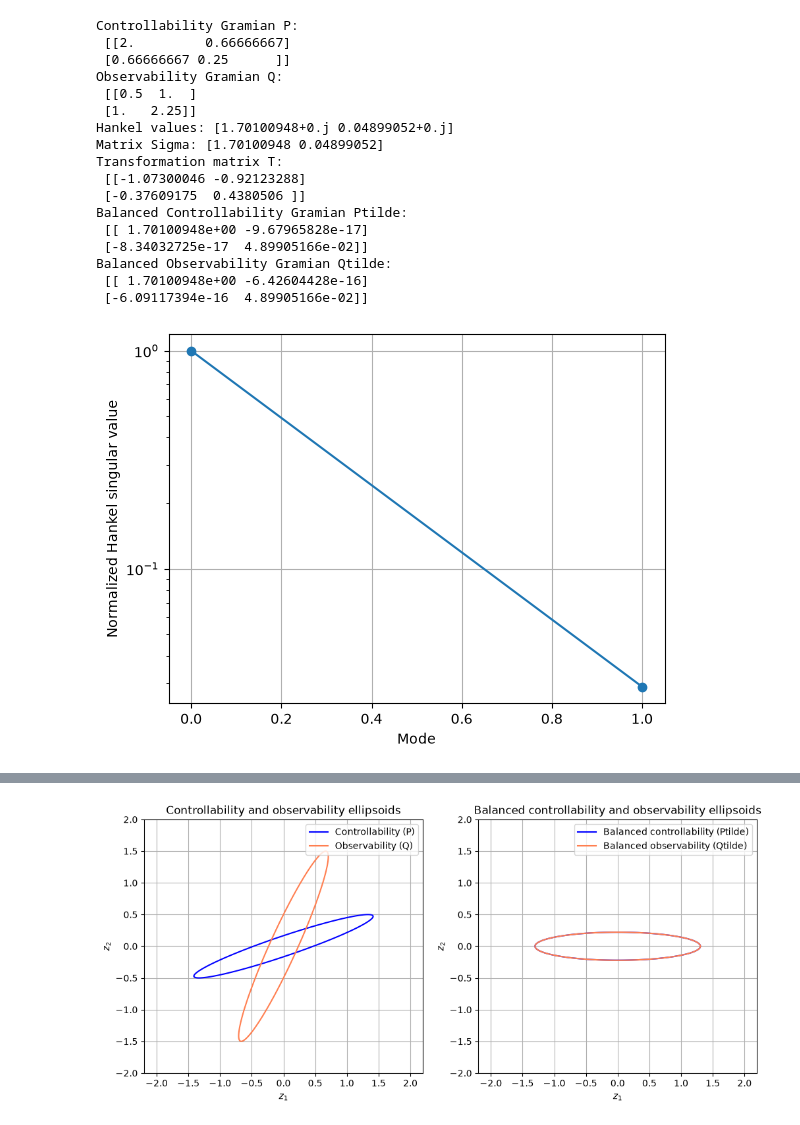
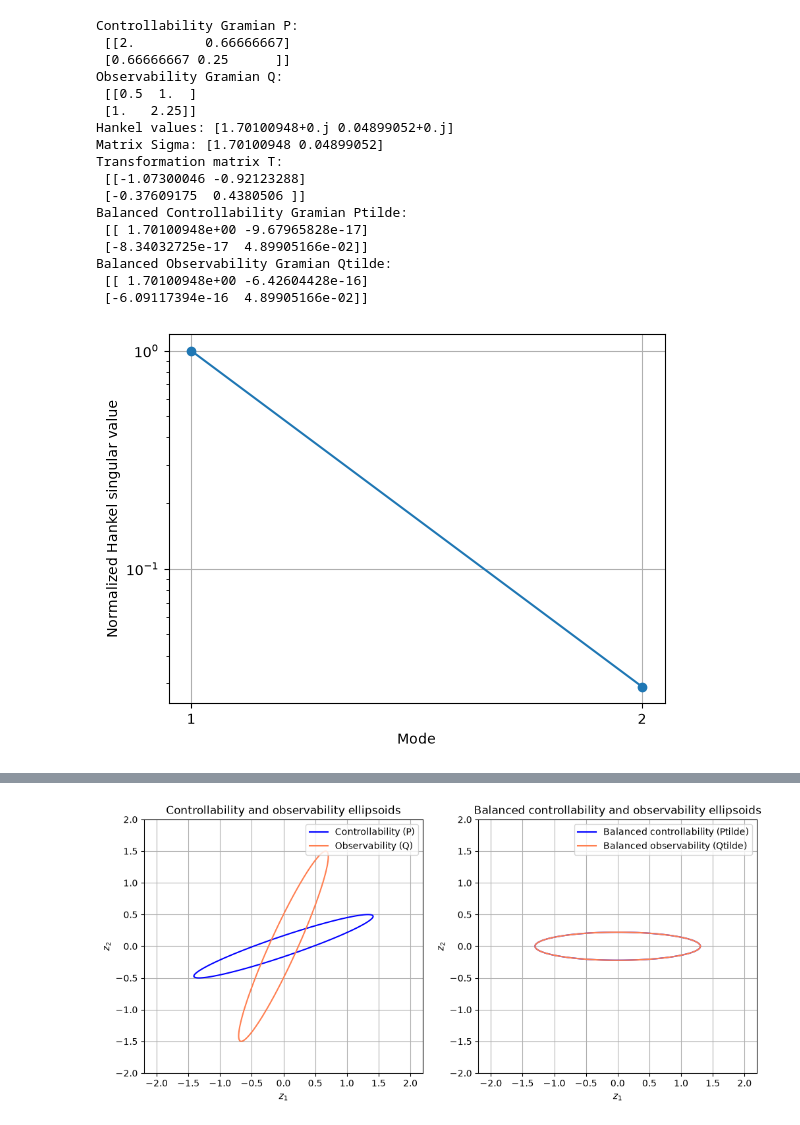
Before and after one commit to margotvdk/systemsandcontrol, a Jupyter notebook: Project.ipynb, the cells around one changed output, grey strips where cells are left out. Cells and saved outputs as stored; diff of their text form; code cells hidden in the pictures.

```diff
--- a/Project.ipynb
+++ b/Project.ipynb
@@ -43,35 +43,37 @@ print("Controllability Gramian P:\n", P)
 print("Observability Gramian Q:\n", Q)
 print("Hankel values:", Hankel_SVs)
 print("Matrix Sigma:", Sigma)
 print("Transformation matrix T:\n", T)
 print("Balanced Controllability Gramian Ptilde:\n", Ptilde)
 print("Balanced Observability Gramian Qtilde:\n", Qtilde)
 
 #normalized Hankel singular values plot
-plt.semilogy(Sigma/Sigma[0],'o-')
+modes = np.arange(1, len(Sigma) + 1)
+plt.semilogy(modes, Sigma/Sigma[0],'o-')
+plt.xticks(modes)
 plt.xlabel('Mode')
 plt.ylabel('Normalized Hankel singular value')
 plt.grid()
 plt.show()
 # %% [output]
 Controllability Gramian P:
  [[2.         0.66666667]
  [0.66666667 0.25      ]]
 Observability Gramian Q:
  [[0.5  1.  ]
  [1.   2.25]]
 Hankel values: [1.70100948+0.j 0.04899052+0.j]
 Matrix Sigma: [1.70100948 0.04899052]
 Transformation matrix T:
  [[-1.07300046 -0.92123288]
  [-0.37609175  0.4380506 ]]
 Balanced Controllability Gramian Ptilde:
  [[ 1.70100948e+00 -9.67965828e-17]
  [-8.34032725e-17  4.89905166e-02]]
 Balanced Observability Gramian Qtilde:
  [[ 1.70100948e+00 -6.42604428e-16]
  [-6.09117394e-16  4.89905166e-02]]
-[figure, old version]
+[figure, new version]
 # %%
 #find r
 tau = 0.1 #10% error
```
Also changed, not shown: parts of 2 cells of this notebook.
